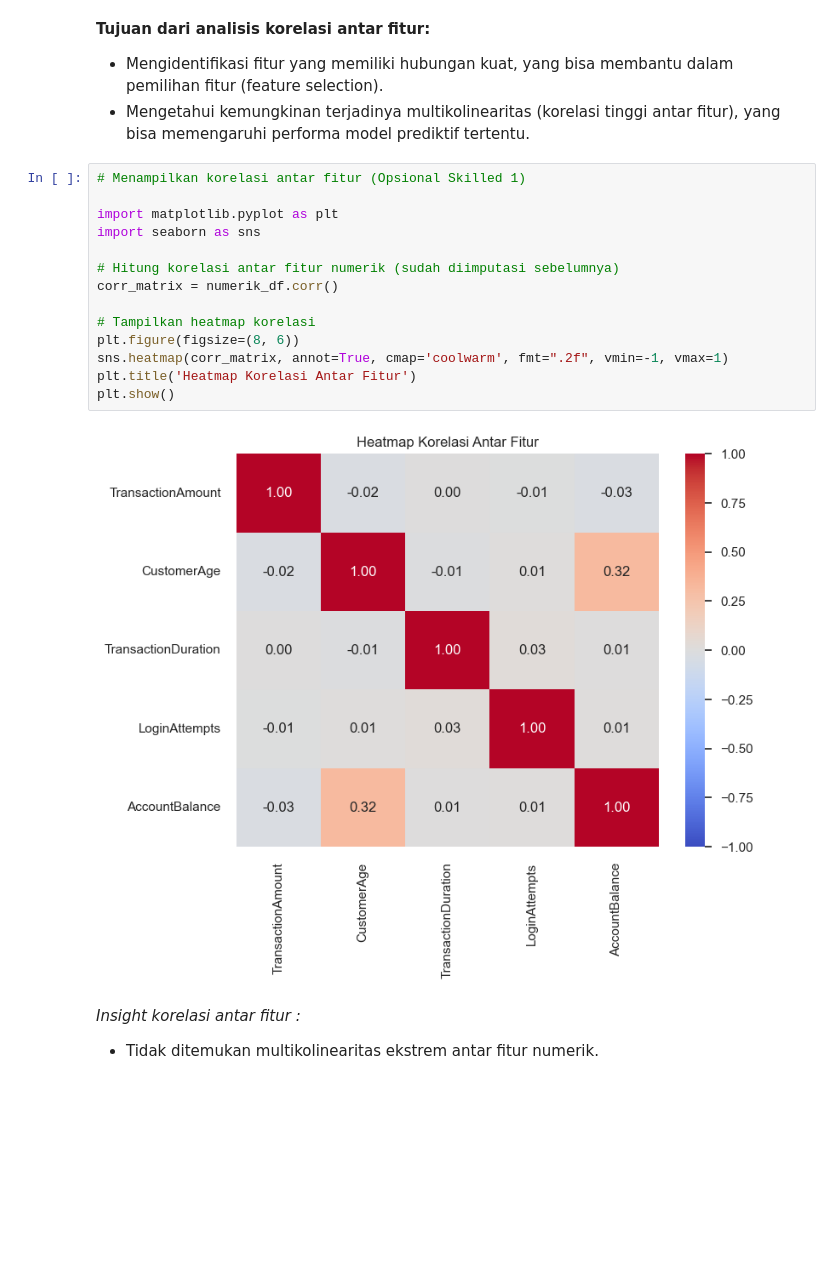
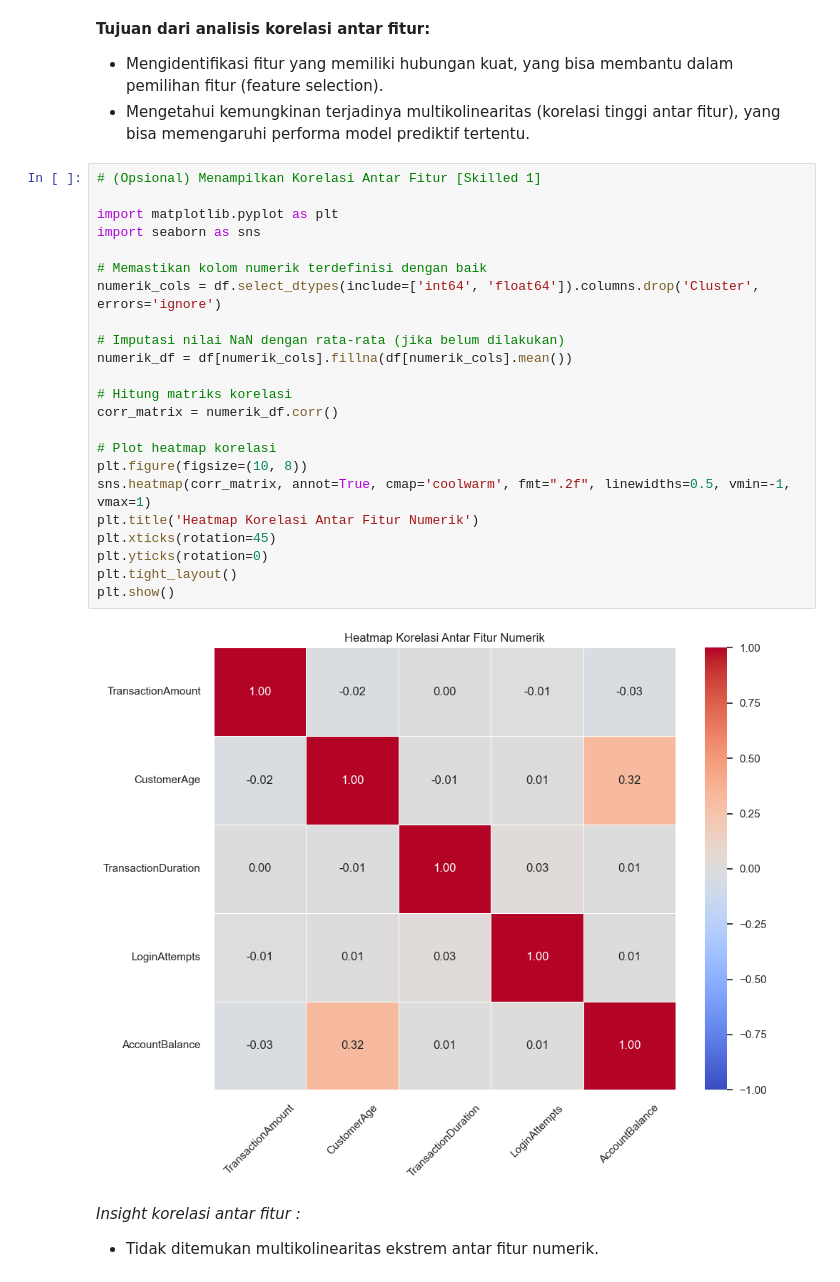
Before and after one commit to setiady16/BMLP_DIMAS-SETIADY, a Jupyter notebook: [Clustering]_Submission_Akhir_BMLP_Dimas_Setiady.ipynb, the cells around one changed output. Drawn from its saved outputs; the diff is of its cells as text; blank space fills up the shorter version.

```diff
--- a/[Clustering]_Submission_Akhir_BMLP_Dimas_Setiady.ipynb
+++ b/[Clustering]_Submission_Akhir_BMLP_Dimas_Setiady.ipynb
@@ -168,21 +192,30 @@ max          14977.99
 - Mengidentifikasi fitur yang memiliki hubungan kuat, yang bisa membantu dalam pemilihan fitur (feature selection).
 - Mengetahui kemungkinan terjadinya multikolinearitas (korelasi tinggi antar fitur), yang bisa memengaruhi performa model prediktif tertentu.
 # %%
-# Menampilkan korelasi antar fitur (Opsional Skilled 1)
+# (Opsional) Menampilkan Korelasi Antar Fitur [Skilled 1]
 
 import matplotlib.pyplot as plt
 import seaborn as sns
 
-# Hitung korelasi antar fitur numerik (sudah diimputasi sebelumnya)
+# Memastikan kolom numerik terdefinisi dengan baik
+numerik_cols = df.select_dtypes(include=['int64', 'float64']).columns.drop('Cluster', errors='ignore')
+
+# Imputasi nilai NaN dengan rata-rata (jika belum dilakukan)
+numerik_df = df[numerik_cols].fillna(df[numerik_cols].mean())
+
+# Hitung matriks korelasi
 corr_matrix = numerik_df.corr()
 
-# Tampilkan heatmap korelasi
-plt.figure(figsize=(8, 6))
-sns.heatmap(corr_matrix, annot=True, cmap='coolwarm', fmt=".2f", vmin=-1, vmax=1)
-plt.title('Heatmap Korelasi Antar Fitur')
+# Plot heatmap korelasi
+plt.figure(figsize=(10, 8))
+sns.heatmap(corr_matrix, annot=True, cmap='coolwarm', fmt=".2f", linewidths=0.5, vmin=-1, vmax=1)
+plt.title('Heatmap Korelasi Antar Fitur Numerik')
+plt.xticks(rotation=45)
+plt.yticks(rotation=0)
+plt.tight_layout()
 plt.show()
 # %% [output]
-[figure, old version]
+[figure, new version]
 # %% [markdown]
 *Insight korelasi antar fitur :*
 - Tidak ditemukan multikolinearitas ekstrem antar fitur numerik.
```
Also changed, not shown: parts of 11 cells of this notebook, 2 other files.
